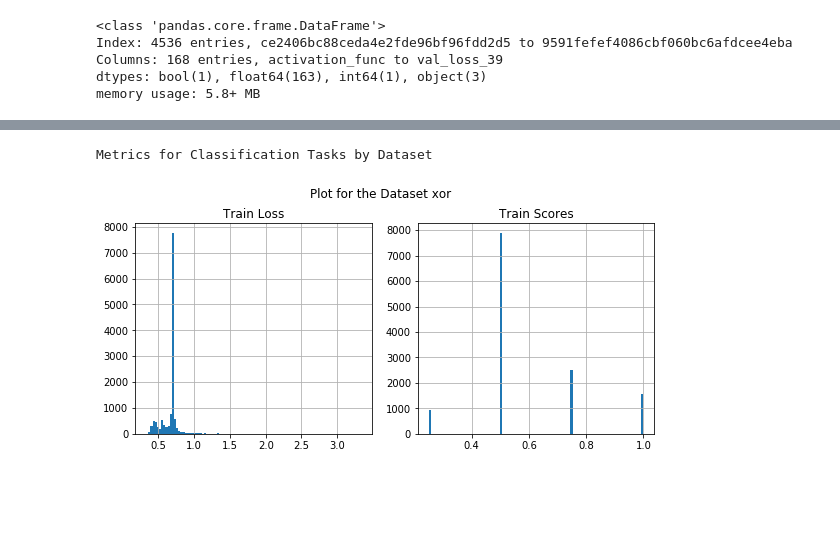
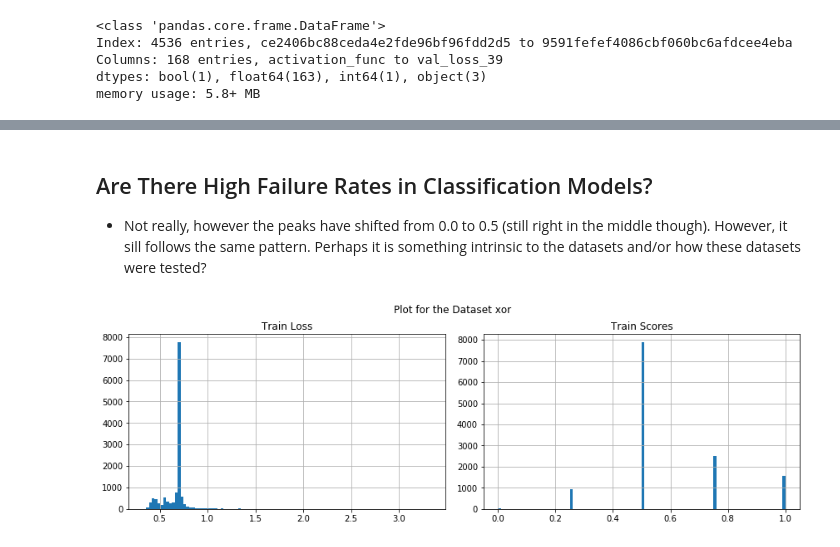
Before and after one commit to AnthonyDickson/Neural-Networks, a Jupyter notebook: notebooks/Exploratory Data Analysis.ipynb, the cells around one changed output, grey strips where cells are left out. Drawn from its saved outputs; the diff is of its cells as text; code cells hidden in the pictures; blank space fills up the shorter version.

```diff
--- a/notebooks/Exploratory Data Analysis.ipynb
+++ b/notebooks/Exploratory Data Analysis.ipynb
@@ -137,0 +300,5 @@ Metrics for Regression Tasks Not Using ReLU by Dataset
+# %%
+for dataset in datasets:
+    plot_hue(df[using_regression & (df['dataset'] == dataset)],
+             hue='gaussian_noise', thresholds=(1.5, -1, 1.5, -1))
+    plt.show()
@@ -137,0 +317,5 @@ Metrics for Regression Tasks Not Using ReLU by Dataset
+# %%
+for dataset in datasets:
+    plot_hue(df[using_regression & (df['dataset'] == dataset)],
+             hue='learning_rate', thresholds=(1.5, -1, 1.5, -1))
+    plt.show()
@@ -137,0 +333,5 @@ Metrics for Regression Tasks Not Using ReLU by Dataset
+# %%
+for dataset in datasets:
+    plot_hue(df[using_regression & (df['dataset'] == dataset)],
+             hue='momentum', thresholds=(1.5, -1, 1.5, -1))
+    plt.show()
@@ -137,0 +348,5 @@ Metrics for Regression Tasks Not Using ReLU by Dataset
+# %%
+for dataset in datasets:
+    plot_hue(df[using_regression & (df['dataset'] == dataset)],
+             hue='shuffle_batches', thresholds=(1.5, -1, 1.5, -1))
+    plt.show()
@@ -138,8 +360,11 @@ Metrics for Regression Tasks Not Using ReLU by Dataset
+# %% [markdown]
+## Are There High Failure Rates in Classification Models?
+- Not really, however the peaks have shifted from 0.0 to 0.5 (still right in the middle though). However, it sill
+  follows the same pattern. Perhaps it is something intrinsic to the datasets and/or how these datasets were tested?
 # %%
-print('Metrics for Classification Tasks by Dataset')
-
 for dataset in datasets:
-    plot(df[using_classification & (df['dataset'] == dataset)], thresholds=(10, 0, 10, 0))
+    plot(df[~using_regression & (df['dataset'] == dataset)],
+         thresholds=(10, -1, 10, -1))
+    plt.show()
 # %% [output]
-Metrics for Classification Tasks by Dataset
-[figure, old version]
+[figure, new version]
```
Also changed, not shown: parts of 25 cells of this notebook.
